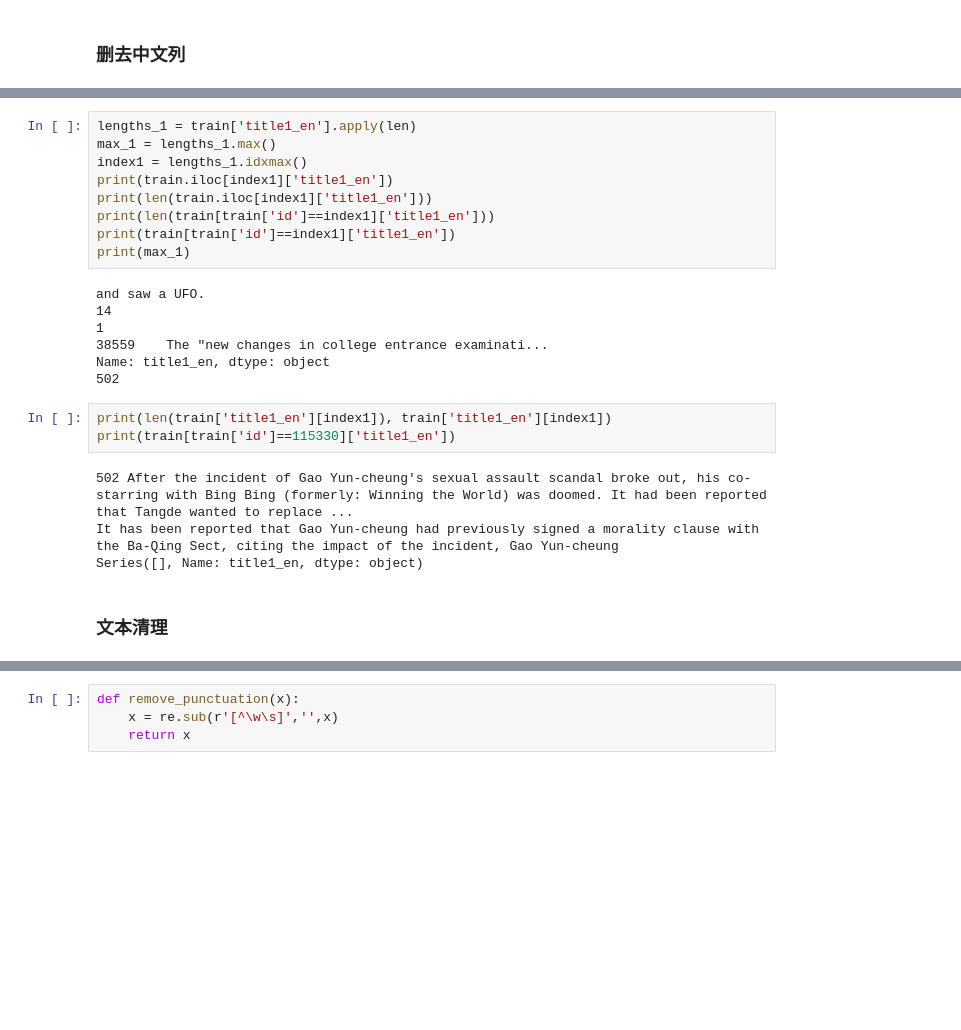
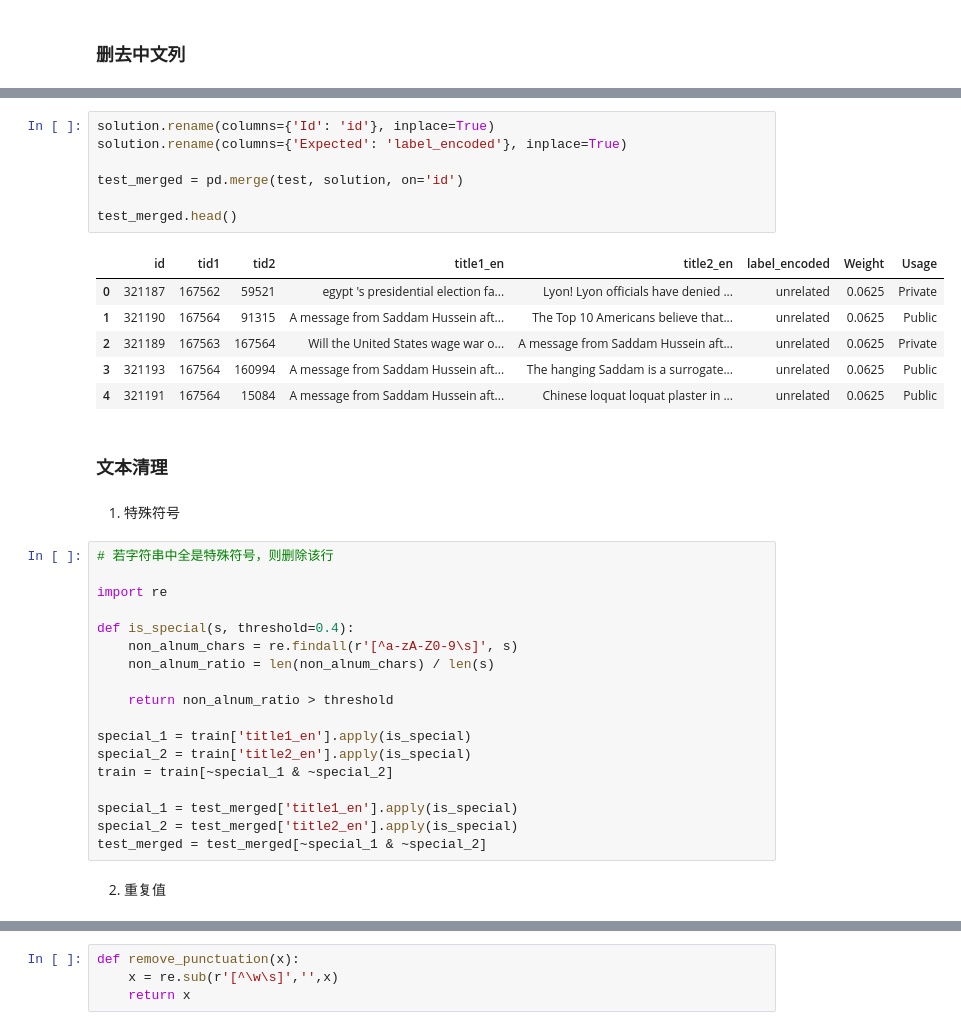
Before and after one commit to Douglas2oo/Transformer-Paddle, a Jupyter notebook: transformer_train.ipynb, the cells around one changed output, grey strips where cells are left out. Saved outputs shown, nothing was run; the diff lists cells and outputs as text; blank space fills up the shorter version.

```diff
--- a/transformer_train.ipynb
+++ b/transformer_train.ipynb
@@ -95,25 +40,38 @@ train = train[~mask_1 & ~mask_2]
-# %%
-lengths_1 = train['title1_en'].apply(len)
-max_1 = lengths_1.max()
-index1 = lengths_1.idxmax()
-print(train.iloc[index1]['title1_en'])
-print(len(train.iloc[index1]['title1_en']))
-print(len(train[train['id']==index1]['title1_en']))
-print(train[train['id']==index1]['title1_en'])
-print(max_1)
-# %% [output]
-and saw a UFO.
-14
-1
-38559    The "new changes in college entrance examinati...
-Name: title1_en, dtype: object
-502
-# %%
-print(len(train['title1_en'][index1]), train['title1_en'][index1])
-print(train[train['id']==115330]['title1_en'])
-# %% [output]
-502 After the incident of Gao Yun-cheung's sexual assault scandal broke out, his co-starring with Bing Bing (formerly: Winning the World) was doomed. It had been reported that Tangde wanted to replace ...
-It has been reported that Gao Yun-cheung had previously signed a morality clause with the Ba-Qing Sect, citing the impact of the incident, Gao Yun-cheung
-Series([], Name: title1_en, dtype: object)
+# %%
+solution.rename(columns={'Id': 'id'}, inplace=True)
+solution.rename(columns={'Expected': 'label_encoded'}, inplace=True)
+
+test_merged = pd.merge(test, solution, on='id')
+
+test_merged.head()
+# %% [output]
+|  | id | tid1 | tid2 | title1_en | title2_en | label_encoded | Weight | Usage |
+| 0 | 321187 | 167562 | 59521 | egypt 's presidential election fa... | Lyon! Lyon officials have denied ... | unrelated | 0.0625 | Private |
+| 1 | 321190 | 167564 | 91315 | A message from Saddam Hussein aft... | The Top 10 Americans believe that... | unrelated | 0.0625 | Public |
+| 2 | 321189 | 167563 | 167564 | Will the United States wage war o... | A message from Saddam Hussein aft... | unrelated | 0.0625 | Private |
+| 3 | 321193 | 167564 | 160994 | A message from Saddam Hussein aft... | The hanging Saddam is a surrogate... | unrelated | 0.0625 | Public |
+| 4 | 321191 | 167564 | 15084 | A message from Saddam Hussein aft... | Chinese loquat loquat plaster in ... | unrelated | 0.0625 | Public |
 # %% [markdown]
 ### 文本清理
+# %% [markdown]
+1. 特殊符号
+# %%
+# 若字符串中全是特殊符号，则删除该行
+
+import re
+
+def is_special(s, threshold=0.4):
+    non_alnum_chars = re.findall(r'[^a-zA-Z0-9\s]', s)
+    non_alnum_ratio = len(non_alnum_chars) / len(s)
+
+    return non_alnum_ratio > threshold
+
+special_1 = train['title1_en'].apply(is_special)
+special_2 = train['title2_en'].apply(is_special)
+train = train[~special_1 & ~special_2]
+
+special_1 = test_merged['title1_en'].apply(is_special)
+special_2 = test_merged['title2_en'].apply(is_special)
+test_merged = test_merged[~special_1 & ~special_2]
+# %% [markdown]
+2. 重复值
```
Also changed, not shown: parts of 62 cells of this notebook.
